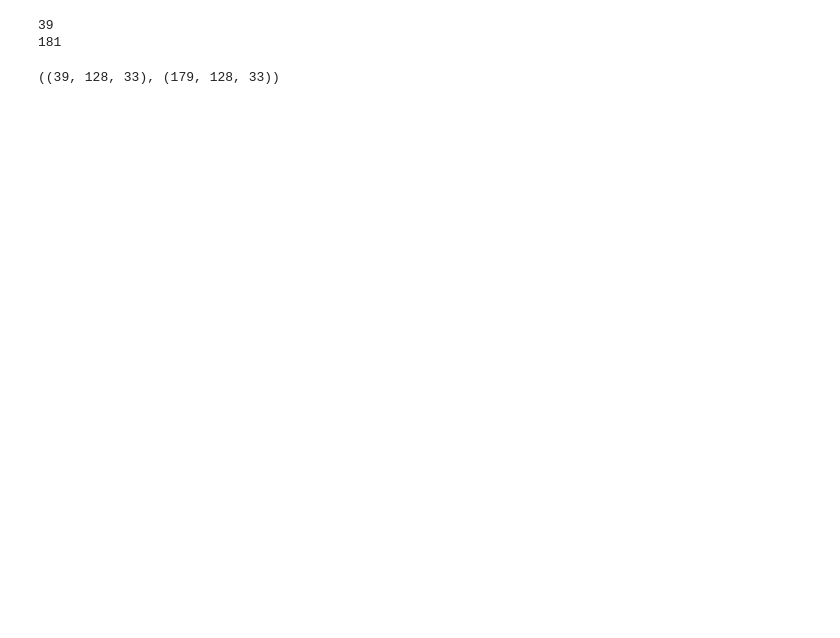
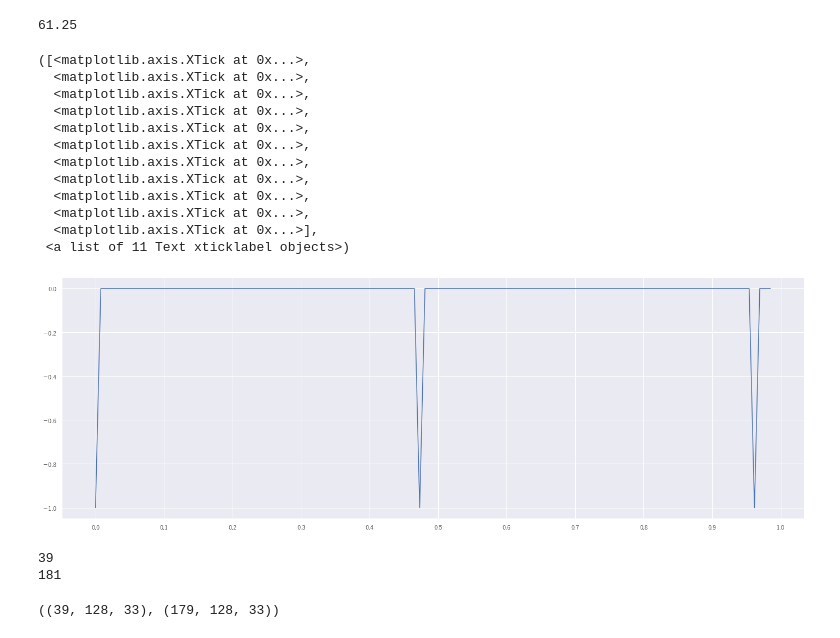
Before and after one commit to nekketsu2010/BSA_Lab, a Jupyter notebook: sekiguchi_p300/P300.ipynb, the cells around one changed output. Cells and saved outputs as stored; diff of their text form; code cells hidden in the pictures; blank space fills up the shorter version.

```diff
--- a/sekiguchi_p300/P300.ipynb
+++ b/sekiguchi_p300/P300.ipynb
@@ -101,3 +127,33 @@ for i in range(len(channels)):
+# %%
+trigger = np.where(np.abs(L39[:, -1]) == 1)[0]
+
+ave = 0
+for i in range(len(trigger)-1):
+    ave += trigger[i+1] - trigger[i]
+ave /= len(trigger)
+ave
+# %% [output]
+61.25
+# %%
+plt.figure(figsize=(24, 8))
+tt = np.linspace(0, L39.shape[0]//128, L39.shape[0])
+plt.plot(tt[:128], L39[:128, -1])
+plt.xticks(np.arange(0, 1.1, 0.1))
+# plt.xlim(0, 10)
+# %% [output]
+([<matplotlib.axis.XTick at 0x...>,
+  <matplotlib.axis.XTick at 0x...>,
+  <matplotlib.axis.XTick at 0x...>,
+  <matplotlib.axis.XTick at 0x...>,
+  <matplotlib.axis.XTick at 0x...>,
+  <matplotlib.axis.XTick at 0x...>,
+  <matplotlib.axis.XTick at 0x...>,
+  <matplotlib.axis.XTick at 0x...>,
+  <matplotlib.axis.XTick at 0x...>,
+  <matplotlib.axis.XTick at 0x...>,
+  <matplotlib.axis.XTick at 0x...>],
+ <a list of 11 Text xticklabel objects>)
+[figure, added]
 # %%
 L39 = firFilter(L39)
 # %%
```
Also changed, not shown: parts of 10 cells of this notebook, 5 other files.
